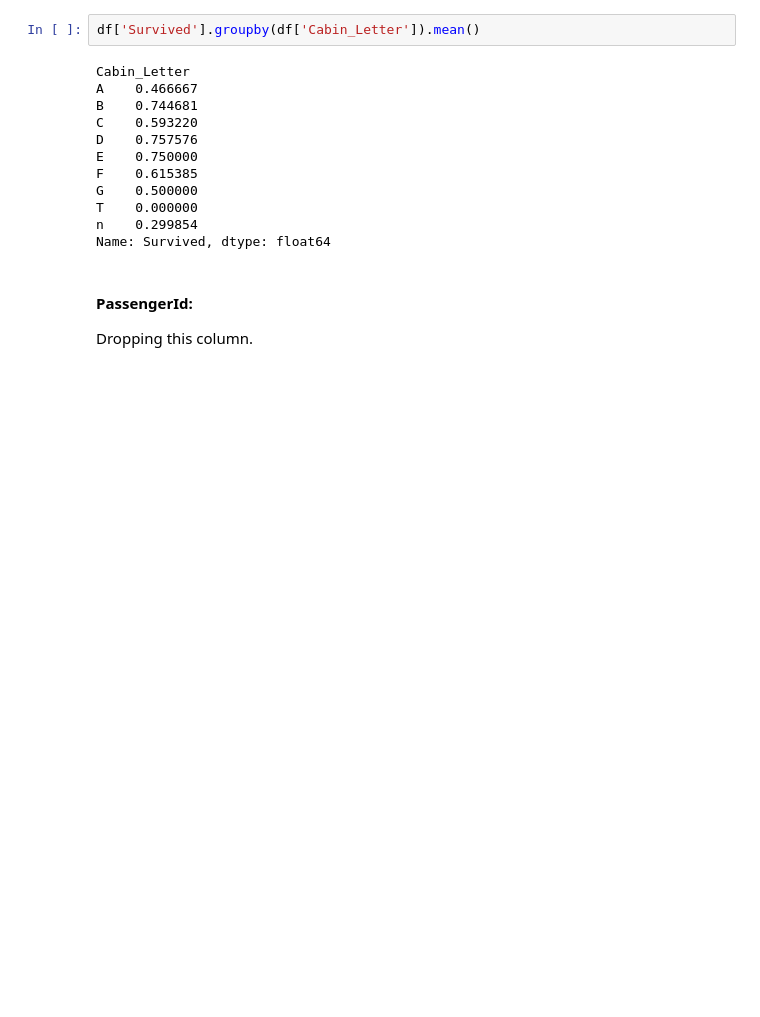
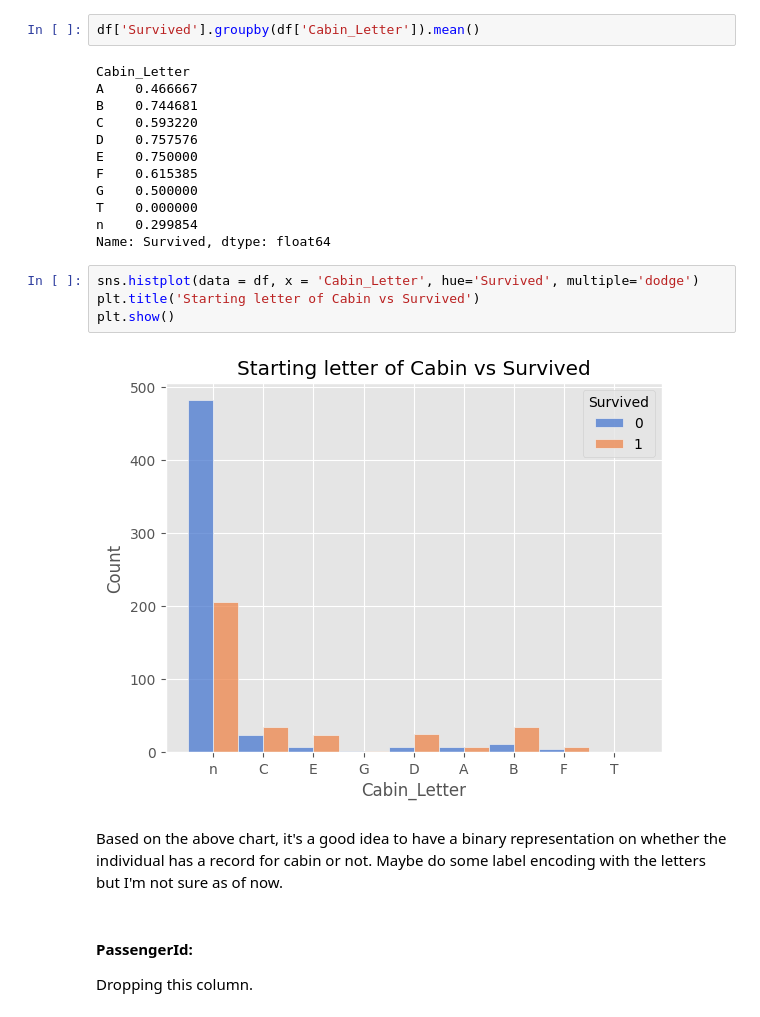
Before and after one commit to apbw-6/Titanic_Predicting_survivors_KaggleCompetition, a Jupyter notebook: titanic_copy.ipynb, the cells around one changed output. Drawn from its saved outputs; the diff is of its cells as text; blank space fills up the shorter version.

```diff
--- a/titanic_copy.ipynb
+++ b/titanic_copy.ipynb
@@ -227,6 +227,14 @@ G    0.500000
 T    0.000000
 n    0.299854
 Name: Survived, dtype: float64
+# %%
+sns.histplot(data = df, x = 'Cabin_Letter', hue='Survived', multiple='dodge')
+plt.title('Starting letter of Cabin vs Survived')
+plt.show()
+# %% [output]
+[figure, added]
+# %% [markdown]
+Based on the above chart, it's a good idea to have a binary representation on whether the individual has a record for cabin or not. Maybe do some label encoding with the letters but I'm not sure as of now.
 # %% [markdown]
 #### PassengerId:
 Dropping this column.
```
Also changed, not shown: parts of 4 cells of this notebook.
